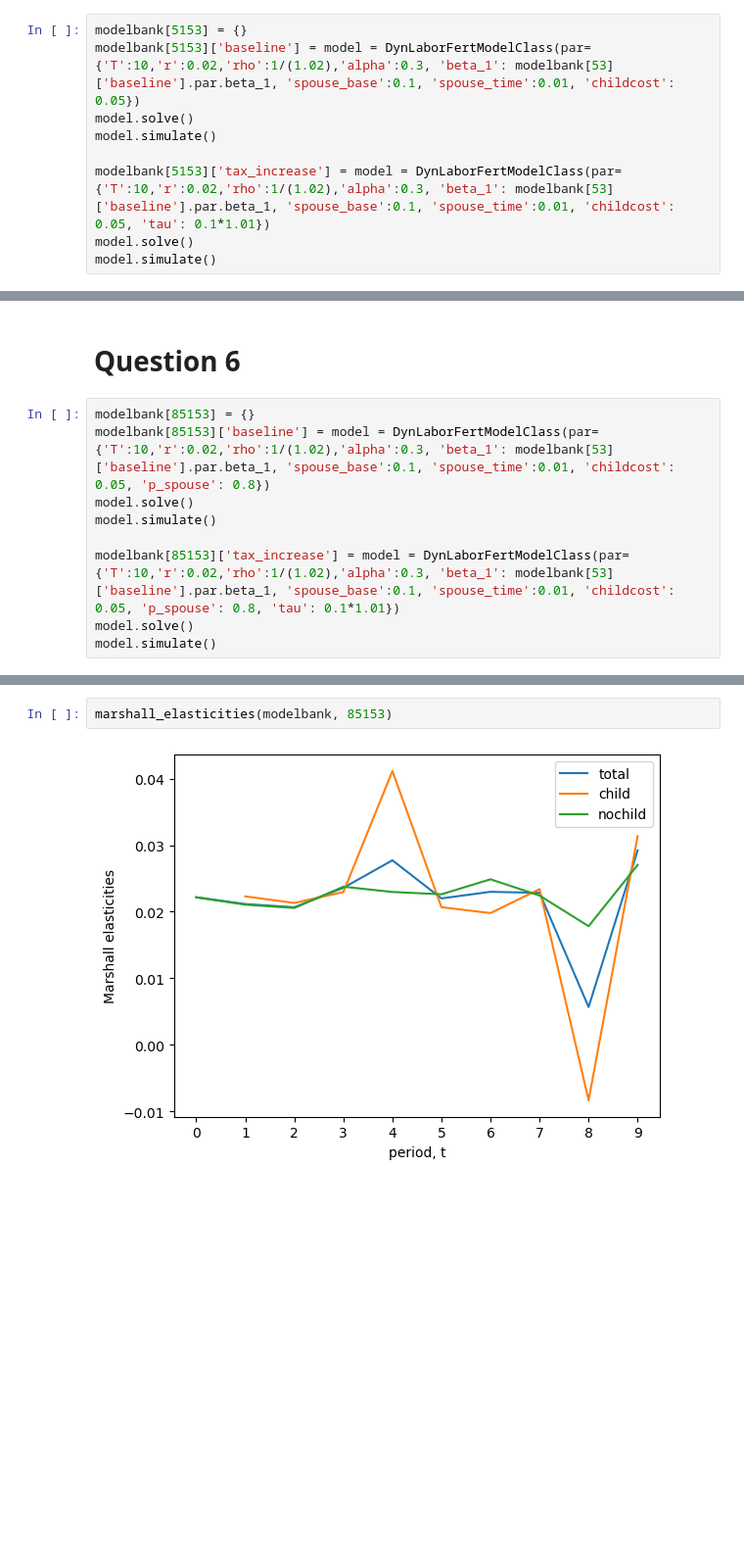
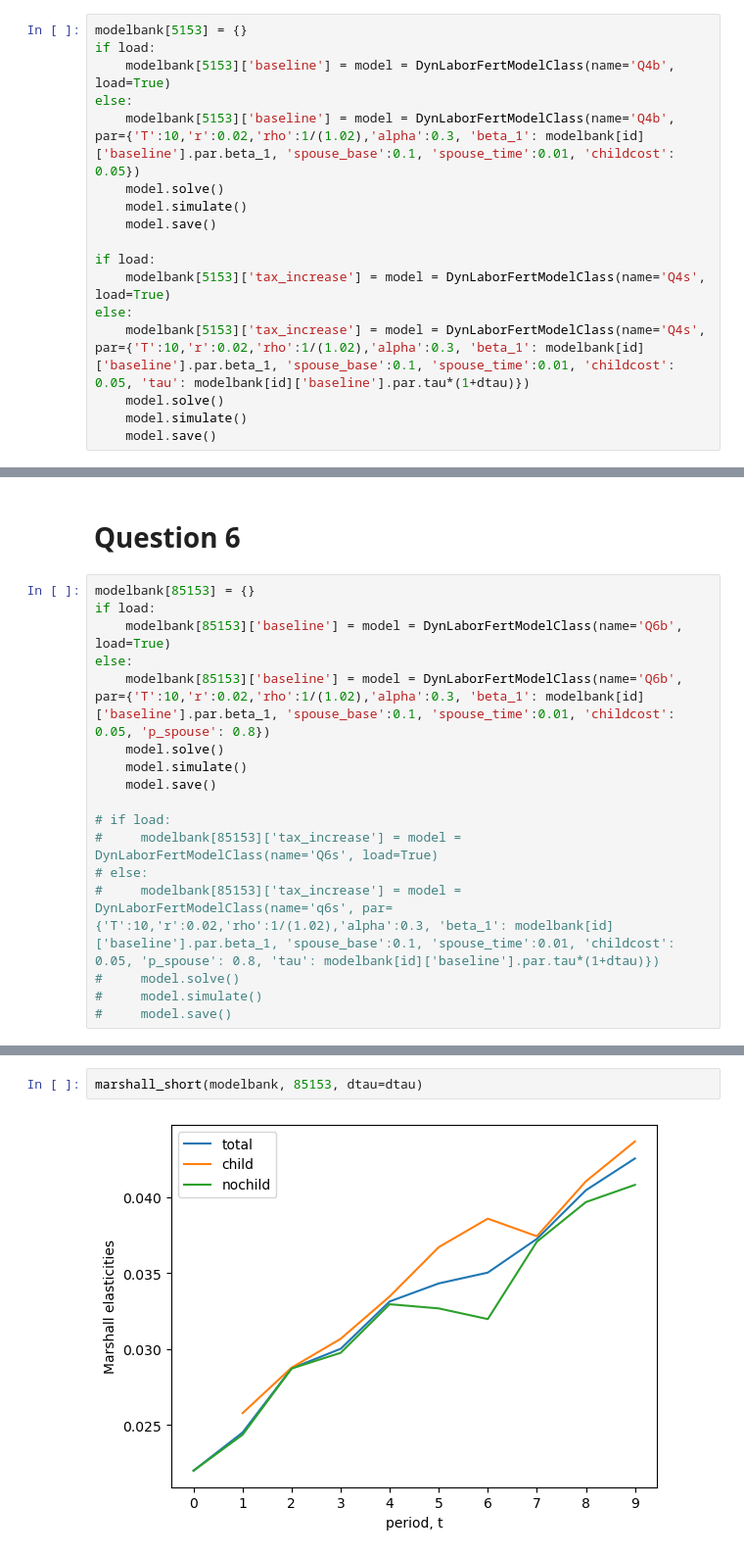
Before and after one commit to AdamHJorgensen/HouseholdBehaviorCourse, a Jupyter notebook: Assignments/01/assignment1/assignment1.ipynb, the cells around one changed output, grey strips where cells are left out. Shown at 98% size. Saved outputs shown, nothing was run; the diff lists cells and outputs as text; blank space fills up the shorter version.

```diff
--- a/Assignments/01/assignment1/assignment1.ipynb
+++ b/Assignments/01/assignment1/assignment1.ipynb
@@ -184,11 +120,19 @@ marshall_long(modelbank, 153)
 # Question 4
 # %%
 modelbank[5153] = {}
-modelbank[5153]['baseline'] = model = DynLaborFertModelClass(par={'T':10,'r':0.02,'rho':1/(1.02),'alpha':0.3, 'beta_1': modelbank[53]['baseline'].par.beta_1, 'spouse_base':0.1, 'spouse_time':0.01, 'childcost': 0.05})
-model.solve()
-model.simulate()
+if load:
+    modelbank[5153]['baseline'] = model = DynLaborFertModelClass(name='Q4b', load=True)
+else:
+    modelbank[5153]['baseline'] = model = DynLaborFertModelClass(name='Q4b', par={'T':10,'r':0.02,'rho':1/(1.02),'alpha':0.3, 'beta_1': modelbank[id]['baseline'].par.beta_1, 'spouse_base':0.1, 'spouse_time':0.01, 'childcost': 0.05})
+    model.solve()
+    model.simulate()
+    model.save()
 
-modelbank[5153]['tax_increase'] = model = DynLaborFertModelClass(par={'T':10,'r':0.02,'rho':1/(1.02),'alpha':0.3, 'beta_1': modelbank[53]['baseline'].par.beta_1, 'spouse_base':0.1, 'spouse_time':0.01, 'childcost': 0.05, 'tau': 0.1*1.01})
-model.solve()
-model.simulate()
+if load:
+    modelbank[5153]['tax_increase'] = model = DynLaborFertModelClass(name='Q4s', load=True)
+else:
+    modelbank[5153]['tax_increase'] = model = DynLaborFertModelClass(name='Q4s', par={'T':10,'r':0.02,'rho':1/(1.02),'alpha':0.3, 'beta_1': modelbank[id]['baseline'].par.beta_1, 'spouse_base':0.1, 'spouse_time':0.01, 'childcost': 0.05, 'tau': modelbank[id]['baseline'].par.tau*(1+dtau)})
+    model.solve()
+    model.simulate()
+    model.save()
 # %%
@@ -205,10 +149,18 @@ marshall_long(modelbank, 5153)
 # Question 6
 # %%
 modelbank[85153] = {}
-modelbank[85153]['baseline'] = model = DynLaborFertModelClass(par={'T':10,'r':0.02,'rho':1/(1.02),'alpha':0.3, 'beta_1': modelbank[53]['baseline'].par.beta_1, 'spouse_base':0.1, 'spouse_time':0.01, 'childcost': 0.05, 'p_spouse': 0.8})
-model.solve()
-model.simulate()
+if load:
+    modelbank[85153]['baseline'] = model = DynLaborFertModelClass(name='Q6b', load=True)
+else:
+    modelbank[85153]['baseline'] = model = DynLaborFertModelClass(name='Q6b', par={'T':10,'r':0.02,'rho':1/(1.02),'alpha':0.3, 'beta_1': modelbank[id]['baseline'].par.beta_1, 'spouse_base':0.1, 'spouse_time':0.01, 'childcost': 0.05, 'p_spouse': 0.8})
+    model.solve()
+    model.simulate()
+    model.save()
 
-modelbank[85153]['tax_increase'] = model = DynLaborFertModelClass(par={'T':10,'r':0.02,'rho':1/(1.02),'alpha':0.3, 'beta_1': modelbank[53]['baseline'].par.beta_1, 'spouse_base':0.1, 'spouse_time':0.01, 'childcost': 0.05, 'p_spouse': 0.8, 'tau': 0.1*1.01})
-model.solve()
-model.simulate()
+# if load:
+#     modelbank[85153]['tax_increase'] = model = DynLaborFertModelClass(name='Q6s', load=True)
+# else:
+#     modelbank[85153]['tax_increase'] = model = DynLaborFertModelClass(name='q6s', par={'T':10,'r':0.02,'rho':1/(1.02),'alpha':0.3, 'beta_1': modelbank[id]['baseline'].par.beta_1, 'spouse_base':0.1, 'spouse_time':0.01, 'childcost': 0.05, 'p_spouse': 0.8, 'tau': modelbank[id]['baseline'].par.tau*(1+dtau)})
+#     model.solve()
+#     model.simulate()
+#     model.save()
@@ -235,4 +167,4 @@ array([0, 1, 0, 1, 1, 1, 1, 1, 0, 1, 1, 1, 1, 1, 1, 1, 0, 0, 1, 1, 1, 1,
 # %%
-marshall_elasticities(modelbank, 85153)
+marshall_short(modelbank, 85153, dtau=dtau)
 # %% [output]
-[figure, old version]
+[figure, new version]
```
Also changed, not shown: parts of 36 cells of this notebook, 11 other files.
